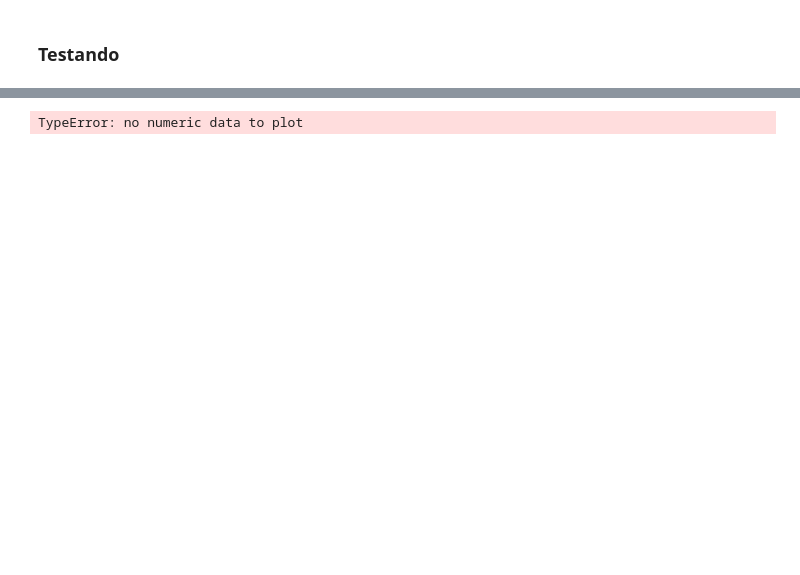
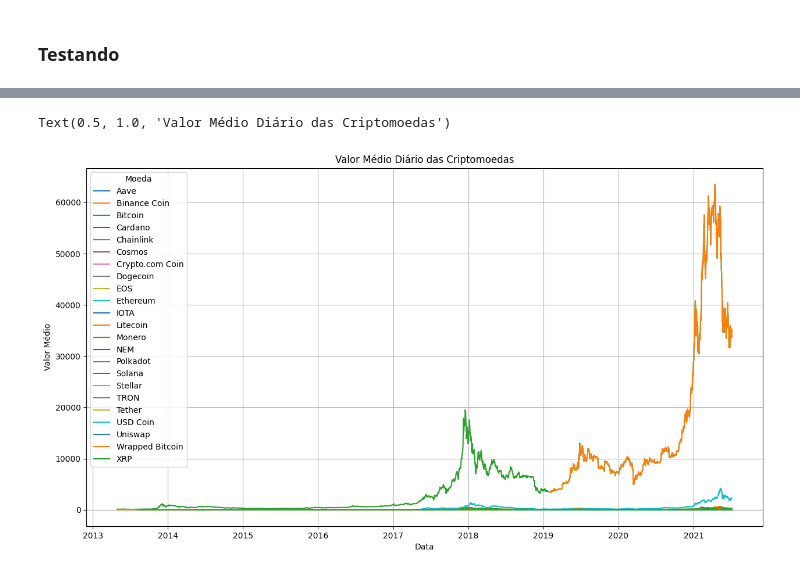
Before and after one commit to NewKanvas/M5-Projeto-5, a Jupyter notebook: analise.ipynb, the cells around one changed output, grey strips where cells are left out. Drawn from its saved outputs; the diff is of its cells as text; code cells hidden in the pictures; blank space fills up the shorter version.

```diff
--- a/analise.ipynb
+++ b/analise.ipynb
@@ -189,9 +180,16 @@ criptoTest
 # %%
+criptoTest = cripto.groupby(['Moeda','Data'])[['Abertura']].first()
+criptoTest.reset_index(inplace=True)
+criptoTest = criptoTest.set_index(['Moeda', 'Data']).unstack(level=0)
+criptoTest = criptoTest['Abertura']
+criptoTest
+
 criptoTest.plot(grid = True, figsize=(15,8)) # Melhorar o grafico para ficar mais visivel as outras moedas
 # comentar os pontos mais altos, picos
 
 plt.xlabel('Data')
 plt.ylabel('Valor Médio')
 plt.title('Valor Médio Diário das Criptomoedas')
 # %% [output]
-TypeError: no numeric data to plot
+Text(0.5, 1.0, 'Valor Médio Diário das Criptomoedas')
+[figure, added]
```
Also changed, not shown: parts of 13 cells of this notebook.
